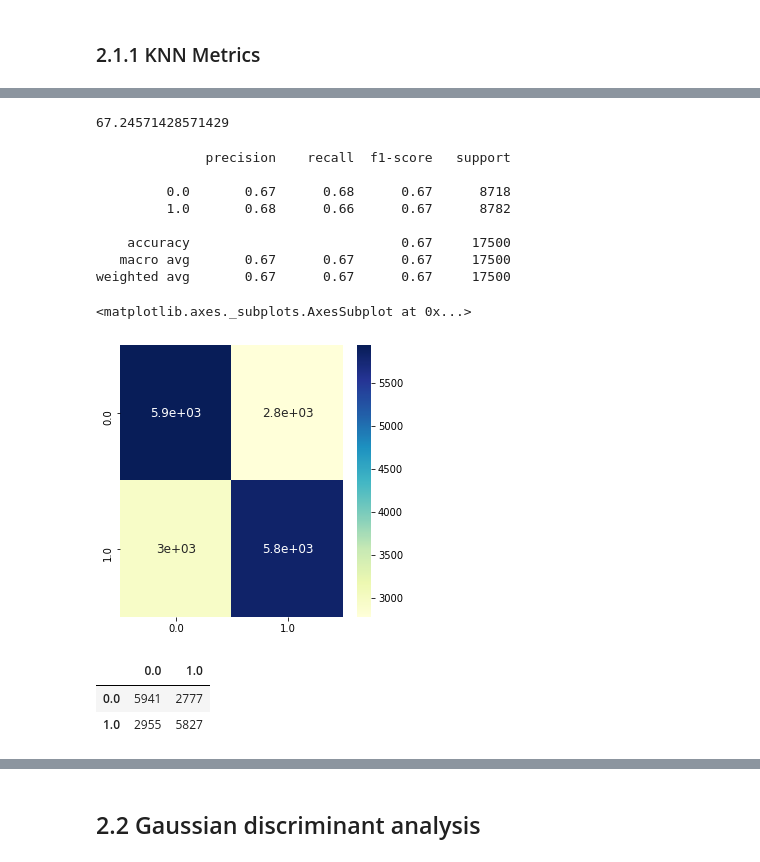
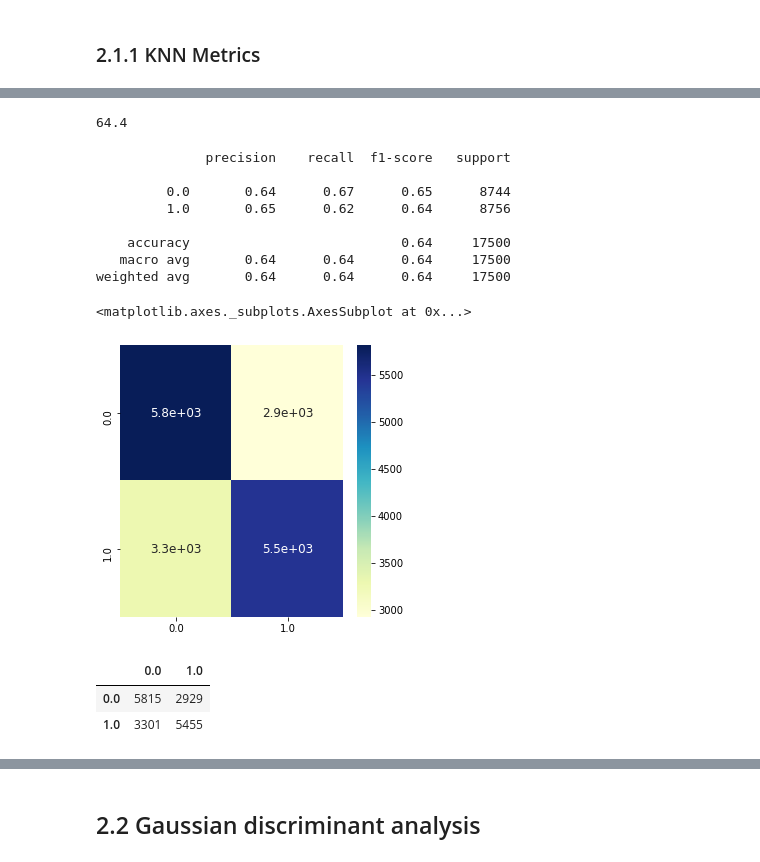
Before and after one commit to nandabezerran/MachineLearningFP, a Jupyter notebook: FinalProject.ipynb, the cells around one changed output, grey strips where cells are left out. Saved outputs shown, nothing was run; the diff lists cells and outputs as text; code cells hidden in the pictures.

```diff
--- a/FinalProject.ipynb
+++ b/FinalProject.ipynb
@@ -91,6 +120,6 @@ def knn(xTrain, yTrain, xTest, numNeighbors):
 NAO RODAR A CELULA ABAIXO NOVAMENTE!
 # %%
 neighbors = 3
-predicted = knn(xTrain, yTrain, xTest, neighbors)
+predicted = knn(matrix_x, vector_y, matrix_x_test, neighbors)
 # %% [markdown]
 ### 2.1.1 KNN Metrics
@@ -103,0 +146,15 @@ def accuracy(predicted, actual):
+# %%
+auxPred = predicted
+auxPred = np.round(auxPred, 0)
+# %%
+def fixOutput(predictions):
+    auxPred = []
+    for i in predictions:
+        if (i == -1):
+            auxPred.append(0)
+        else:
+            auxPred.append(1)
+    return auxPred
+# %%
+auxPred2 = fixOutput(auxPred)
+auxPred2
@@ -104,30 +179,30 @@ def accuracy(predicted, actual):
 # %%
-accuracy(predicted, yTest)
+accuracy(auxPred2, yTest)
 # %% [output]
-67.24571428571429
+64.4
 # %%
-print(classification_report(yTest, predicted))
+print(classification_report(yTest, auxPred2))
 # %% [output]
               precision    recall  f1-score   support
 
-         0.0       0.67      0.68      0.67      8718
-         1.0       0.68      0.66      0.67      8782
+         0.0       0.64      0.67      0.65      8744
+         1.0       0.65      0.62      0.64      8756
 
-    accuracy                           0.67     17500
-   macro avg       0.67      0.67      0.67     17500
-weighted avg       0.67      0.67      0.67     17500
+    accuracy                           0.64     17500
+   macro avg       0.64      0.64      0.64     17500
+weighted avg       0.64      0.64      0.64     17500
 # %%
-confMatrix = confusion_matrix(yTest, predicted)
+confMatrix = confusion_matrix(yTest, auxPred2)
 confMatrixDF = pd.DataFrame(confMatrix, index = np.unique(yTest), columns = np.unique(yTest))
 
 plt.figure(figsize=(5,5))
 sb.heatmap(confMatrixDF, annot=True, annot_kws={"size": 12}, cmap="YlGnBu")
 # %% [output]
 <matplotlib.axes._subplots.AxesSubplot at 0x...>
-[figure, old version]
+[figure, new version]
 # %%
 confMatrixDF
 # %% [output]
 |  | 0.0 | 1.0 |
-| 0.0 | 5941 | 2777 |
-| 1.0 | 2955 | 5827 |
+| 0.0 | 5815 | 2929 |
+| 1.0 | 3301 | 5455 |
```
Also changed, not shown: parts of 15 cells of this notebook.
